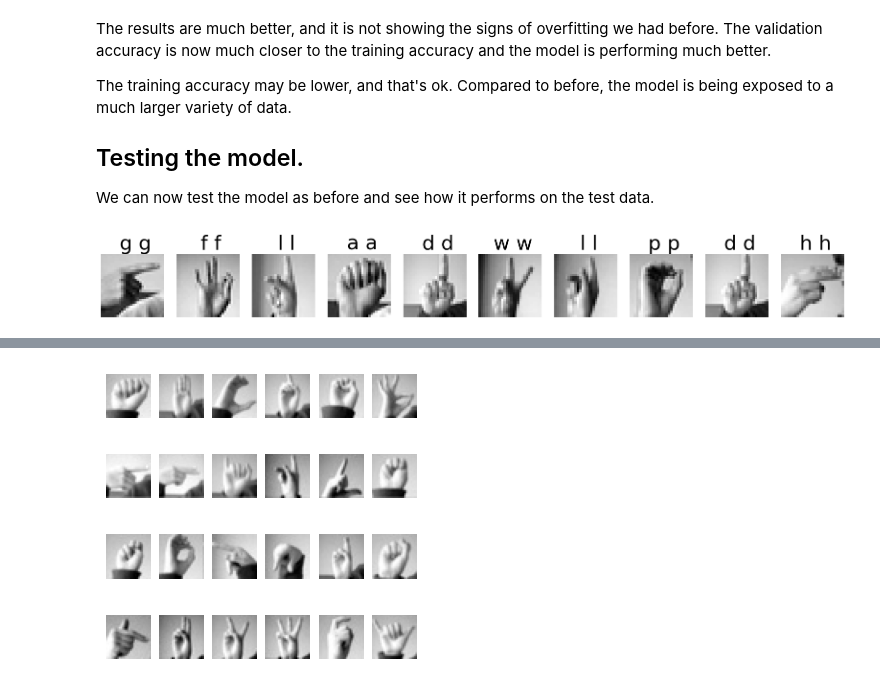
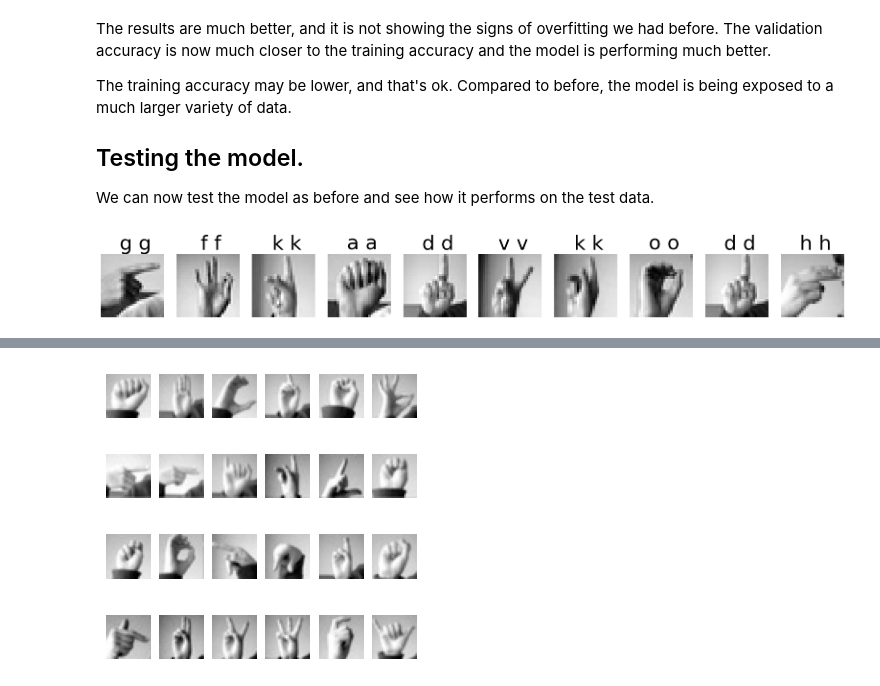
Before and after one commit to NCCA/SEForMedia, a Jupyter notebook: ASL/ASLPart3DataAugmentation.ipynb, the cells around one changed output, grey strips where cells are left out. Saved outputs shown, nothing was run; the diff lists cells and outputs as text; code cells hidden in the pictures.

```diff
--- a/ASL/ASLPart3DataAugmentation.ipynb
+++ b/ASL/ASLPart3DataAugmentation.ipynb
@@ -124,7 +125,7 @@ class ConvBlock(nn.Module):
 The forward method just needs to be updated to use the class variables that we have created, so it will evaluate the same as before.
 # %%
 flattened_img_size = 75 * 3 * 3
-N_CLASSES = 24
+N_CLASSES = 25
 # Input 1 x 28 x 28
 model = nn.Sequential(
     ConvBlock(IMAGE_CHANNELS, 25, 0), # 25 x 14 x 14
@@ -389,22 +390,22 @@ torch.save(model.state_dict(), "asl_model.pth")
 torch.save(model, "asl_model_full.pth")
 # %%
 model.eval()
-alphabet = "abcdefghiklmnopqrstuvwxy"
+alphabet = string.ascii_letters[:25]
 with torch.no_grad():
     # Get a batch of validation data
     # plot the image and the label
     x, y = next(iter(valid_loader))
     output = model(x)
     pred = output.argmax(dim=1, keepdim=True)
     num_images = 10
     plt.figure(figsize=(20, 20))
     for i in range(num_images):
         plt.subplot(1, num_images, i + 1)
         plt.title(f" {alphabet[y[i].item()]} {alphabet[pred[i].item()]}", fontdict={"fontsize": 30})
         plt.axis("off")
         plt.imshow(x[i].cpu().numpy().reshape(28, 28), cmap="gray")
 # %% [output]
-[figure, old version]
+[figure, new version]
 # %% [markdown]
 # More Testing
 
```
Also changed, not shown: parts of 6 cells of this notebook, 7 other files.
